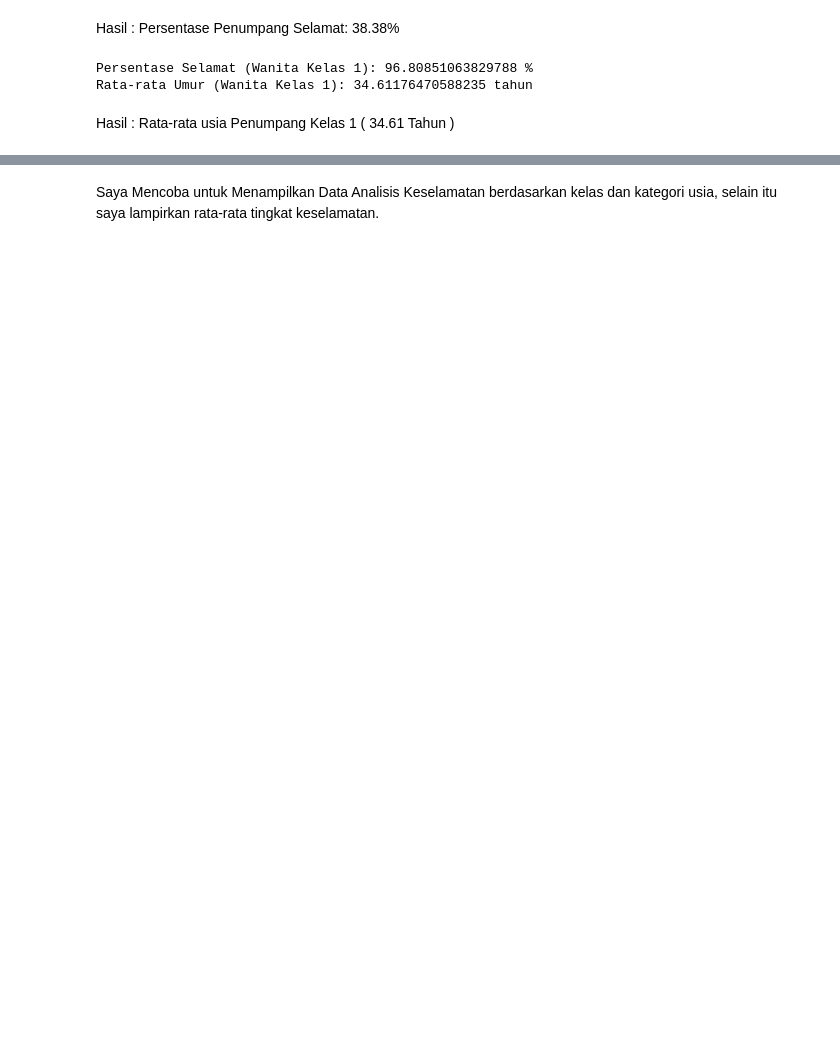
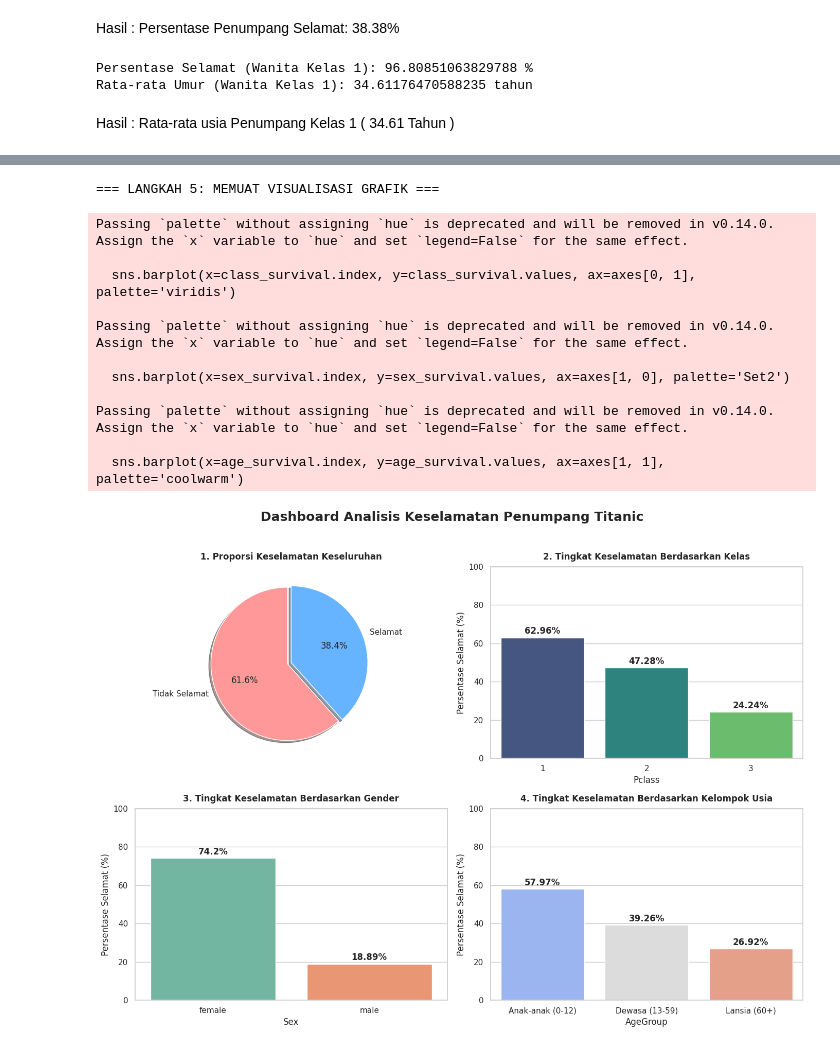
Before and after one commit to noone878/DataScience_230401010262_SEPTIAN-AL-RIZKI, a Jupyter notebook: Pertemuan2_SEPTIAN_AL_RIZKI_230401010262.ipynb, the cells around one changed output, grey strips where cells are left out. Drawn from its saved outputs; the diff is of its cells as text; code cells hidden in the pictures; blank space fills up the shorter version.

```diff
--- a/Pertemuan2_SEPTIAN_AL_RIZKI_230401010262.ipynb
+++ b/Pertemuan2_SEPTIAN_AL_RIZKI_230401010262.ipynb
@@ -27,0 +29,6 @@ Total Kolom : 12
+# %%
+# 2. Kolom mana saja yang memiliki missing values? Berapa jumlah dan proporsinya (%) per kolom?
+print("=== LANGKAH 2: KESELAMATAN BERDASARKAN KELAS ===")
+class_survival = (df.groupby('Pclass')['Survived'].mean() * 100).round(2)
+print(class_survival.astype(str) + " %")
+print("-" * 50)
@@ -67,0 +76,8 @@ Persentase Penumpang Selamat: 38.38%
+# %%
+#4. Filter penumpang wanita dari kelas 1 (Pclass=1). Berapa jumlahnya dan berapa ratarata usianya?
+print("=== LANGKAH 4: KESELAMATAN BERDASARKAN USIA ===")
+# Membuat pengelompokan usia: 0-12 (Anak), 13-59 (Dewasa), 60+ (Lansia)
+df['AgeGroup'] = pd.cut(df['Age'], bins=[0, 12, 59, 100], labels=['Anak-anak (0-12)', 'Dewasa (13-59)', 'Lansia (60+)'])
+age_survival = (df.groupby('AgeGroup')['Survived'].mean() * 100).round(2)
+print(age_survival.astype(str) + " %")
+print("-" * 50)
@@ -137,2 +107,53 @@ Rata-rata Tingkat Keselamatan (Mean Survival Rate):
-# %% [markdown]
-Saya Mencoba untuk Menampilkan Data Analisis Keselamatan berdasarkan kelas dan kategori usia, selain itu saya lampirkan rata-rata tingkat keselamatan.
+# %%
+#6. Buat analisis tambahan berdasarkan variabel lain yang Anda anggap menarik. Sertakan interpretasi singkat.
+print("=== LANGKAH 5: MEMUAT VISUALISASI GRAFIK ===")
+fig, axes = plt.subplots(2, 2, figsize=(14, 10))
+fig.suptitle('Dashboard Analisis Keselamatan Penumpang Titanic', fontsize=18, fontweight='bold', y=1.02)
+
+# Plot 1: Overall Survival (Pie Chart)
+axes[0, 0].pie(survived_counts, labels=['Tidak Selamat', 'Selamat'], autopct='%1.1f%%',
+               colors=['#ff9999','#66b3ff'], startangle=90, explode=(0.05, 0), shadow=True)
+axes[0, 0].set_title('1. Proporsi Keselamatan Keseluruhan', fontweight='bold', pad=10)
+
+# Plot 2: Survival by Class (Bar Chart)
+sns.barplot(x=class_survival.index, y=class_survival.values, ax=axes[0, 1], palette='viridis')
+axes[0, 1].set_title('2. Tingkat Keselamatan Berdasarkan Kelas', fontweight='bold', pad=10)
+axes[0, 1].set_ylabel('Persentase Selamat (%)')
+axes[0, 1].set_ylim(0, 100)
+for i, v in enumerate(class_survival.values):
+    axes[0, 1].text(i, v + 2, f"{v}%", ha='center', fontweight='bold')
+
+# Plot 3: Survival by Gender (Bar Chart)
+sns.barplot(x=sex_survival.index, y=sex_survival.values, ax=axes[1, 0], palette='Set2')
+axes[1, 0].set_title('3. Tingkat Keselamatan Berdasarkan Gender', fontweight='bold', pad=10)
+axes[1, 0].set_ylabel('Persentase Selamat (%)')
+axes[1, 0].set_ylim(0, 100)
+for i, v in enumerate(sex_survival.values):
+    axes[1, 0].text(i, v + 2, f"{v}%", ha='center', fontweight='bold')
+
+# Plot 4: Survival by Age Group (Bar Chart)
+sns.barplot(x=age_survival.index, y=age_survival.values, ax=axes[1, 1], palette='coolwarm')
+axes[1, 1].set_title('4. Tingkat Keselamatan Berdasarkan Kelompok Usia', fontweight='bold', pad=10)
+axes[1, 1].set_ylabel('Persentase Selamat (%)')
+axes[1, 1].set_ylim(0, 100)
+for i, v in enumerate(age_survival.values):
+    # Menambahkan pengecekan agar tidak error jika ada NaN
+    if not np.isnan(v):
+        axes[1, 1].text(i, v + 2, f"{v}%", ha='center', fontweight='bold')
+
+plt.tight_layout()
+plt.show()
+# %% [output]
+=== LANGKAH 5: MEMUAT VISUALISASI GRAFIK ===
+Passing `palette` without assigning `hue` is deprecated and will be removed in v0.14.0. Assign the `x` variable to `hue` and set `legend=False` for the same effect.
+
+  sns.barplot(x=class_survival.index, y=class_survival.values, ax=axes[0, 1], palette='viridis')
+
+Passing `palette` without assigning `hue` is deprecated and will be removed in v0.14.0. Assign the `x` variable to `hue` and set `legend=False` for the same effect.
+
+  sns.barplot(x=sex_survival.index, y=sex_survival.values, ax=axes[1, 0], palette='Set2')
+
+Passing `palette` without assigning `hue` is deprecated and will be removed in v0.14.0. Assign the `x` variable to `hue` and set `legend=False` for the same effect.
+
+  sns.barplot(x=age_survival.index, y=age_survival.values, ax=axes[1, 1], palette='coolwarm')
+[figure, added]
```
Also changed, not shown: parts of 15 cells of this notebook.
